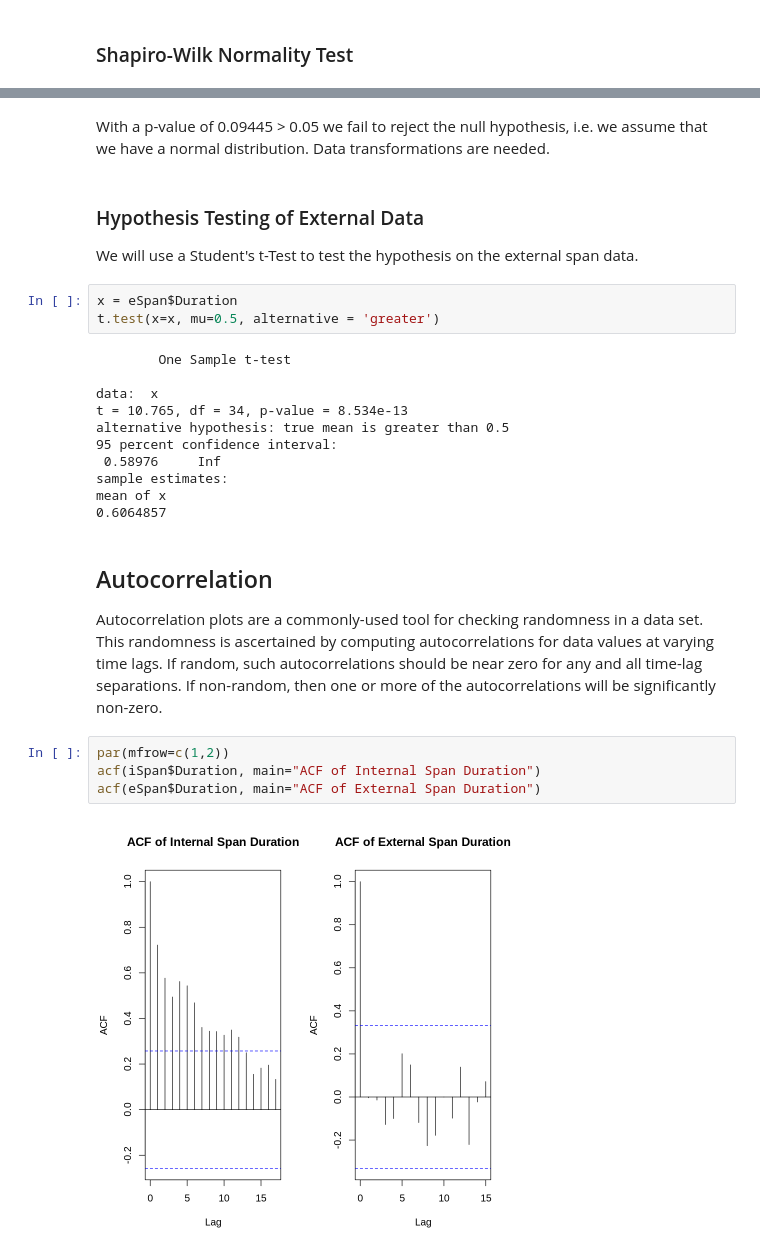
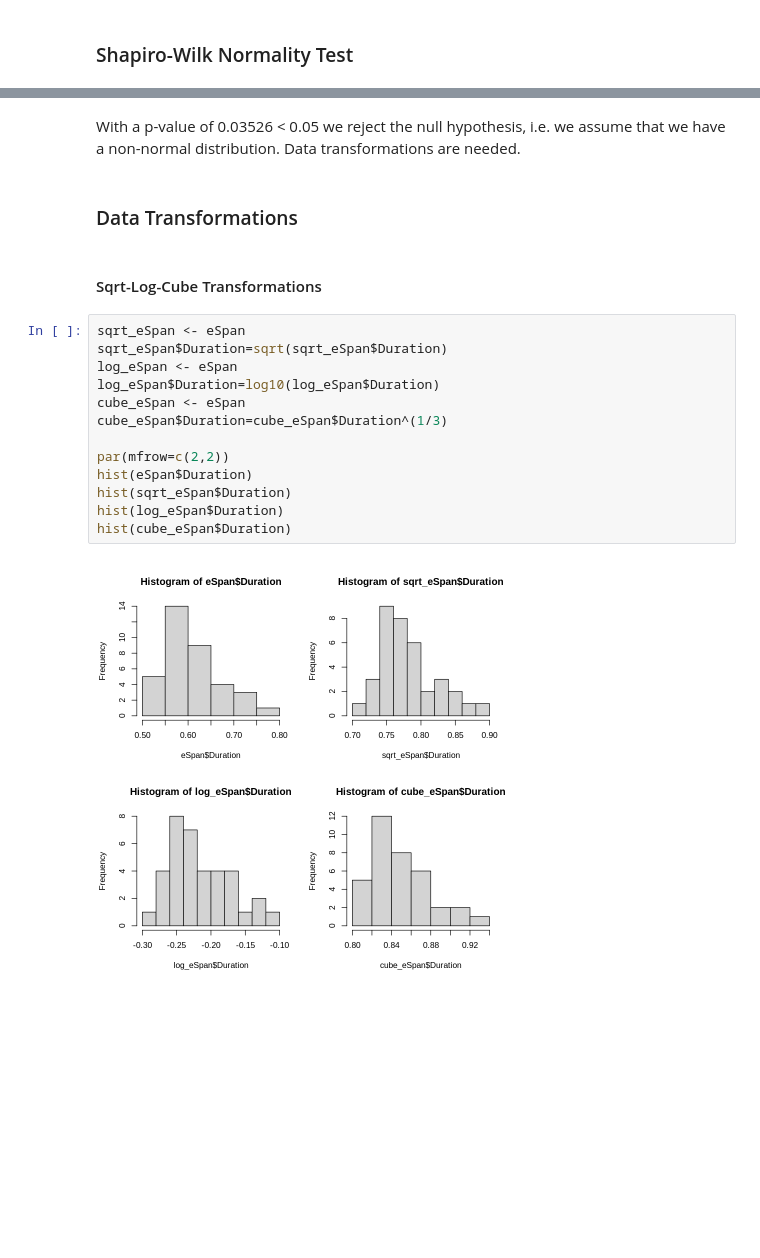
Before and after one commit to amurp003/dss-prototype, a Jupyter notebook: analysis/dss-span-analysis-rev1.ipynb, the cells around one changed output, grey strips where cells are left out. Cells and saved outputs as stored; diff of their text form; blank space fills up the shorter version.

```diff
--- a/analysis/dss-span-analysis-rev1.ipynb
+++ b/analysis/dss-span-analysis-rev1.ipynb
@@ -469,30 +511,21 @@ W = 0.94743, p-value = 0.09445
 # %% [markdown]
-With a p-value of 0.09445 > 0.05 we fail to reject the null hypothesis, i.e. we assume that we have a normal distribution. Data transformations are needed.
+With a p-value of 0.03526 < 0.05 we reject the null hypothesis, i.e. we assume that we have a non-normal distribution. Data transformations are needed.
-# %% [markdown]
-### Hypothesis Testing of External Data ###
-
-We will use a Student's t-Test to test the hypothesis on the external span data.
-# %%
-x = eSpan$Duration
-t.test(x=x, mu=0.5, alternative = 'greater')
-# %% [output]
-        One Sample t-test
-
-data:  x
-t = 10.765, df = 34, p-value = 8.534e-13
-alternative hypothesis: true mean is greater than 0.5
-95 percent confidence interval:
- 0.58976     Inf
-sample estimates:
-mean of x
-0.6064857
-# %% [markdown]
-## Autocorrelation ##
-
-Autocorrelation plots are a commonly-used tool for checking randomness in a data set. This randomness is ascertained by computing autocorrelations for data values at varying time lags. If random, such autocorrelations should be near zero for any and all time-lag separations. If non-random, then one or more of the autocorrelations will be significantly non-zero.
-# %%
-par(mfrow=c(1,2))
-acf(iSpan$Duration, main="ACF of Internal Span Duration")
-acf(eSpan$Duration, main="ACF of External Span Duration")
-# %% [output]
-[figure, old version]
+# %% [markdown]
+### Data Transformations ###
+# %% [markdown]
+#### Sqrt-Log-Cube Transformations ####
+# %%
+sqrt_eSpan <- eSpan
+sqrt_eSpan$Duration=sqrt(sqrt_eSpan$Duration)
+log_eSpan <- eSpan
+log_eSpan$Duration=log10(log_eSpan$Duration)
+cube_eSpan <- eSpan
+cube_eSpan$Duration=cube_eSpan$Duration^(1/3)
+
+par(mfrow=c(2,2))
+hist(eSpan$Duration)
+hist(sqrt_eSpan$Duration)
+hist(log_eSpan$Duration)
+hist(cube_eSpan$Duration)
+# %% [output]
+[figure, added]
```
Also changed, not shown: parts of 24 cells of this notebook.
